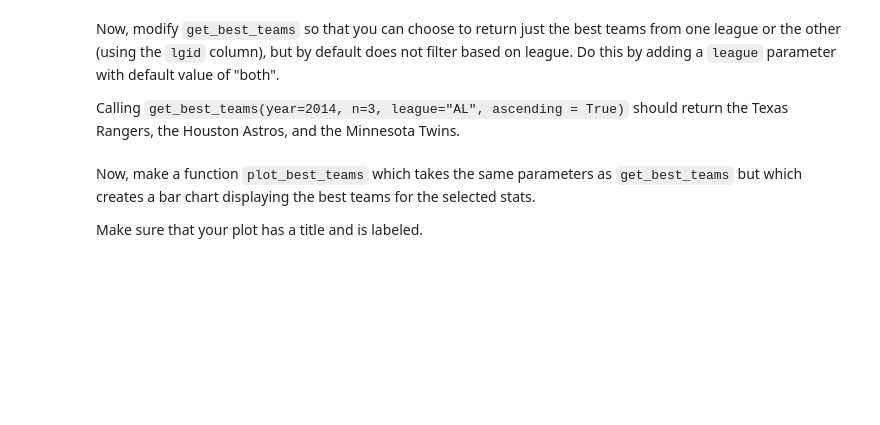
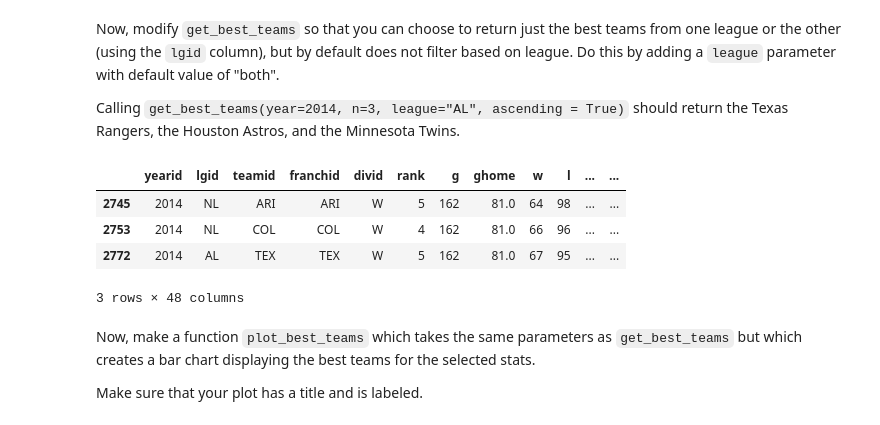
Before and after one commit to NSS-Data-Analytics-Cohort-11/loops-functions-practice-McNuttJ, a Jupyter notebook: notebooks/Loops_and_Functions_Practice.ipynb, the cells around one changed output. Drawn from its saved outputs; the diff is of its cells as text; code cells hidden in the pictures; blank space fills up the shorter version.

```diff
--- a/notebooks/Loops_and_Functions_Practice.ipynb
+++ b/notebooks/Loops_and_Functions_Practice.ipynb
@@ -279,3 +285,11 @@ Calling `get_best_teams(year=2014, n=3, league="AL", ascending = True)` should r
+# %%
+get_best_teams(year=2014, n=3, league='both', ascending=True)
+# %% [output]
+|  | yearid | lgid | teamid | franchid | divid | rank | g | ghome | w | l | ... | ... |
+| 2745 | 2014 | NL | ARI | ARI | W | 5 | 162 | 81.0 | 64 | 98 | ... | ... |
+| 2753 | 2014 | NL | COL | COL | W | 4 | 162 | 81.0 | 66 | 96 | ... | ... |
+| 2772 | 2014 | AL | TEX | TEX | W | 5 | 162 | 81.0 | 67 | 95 | ... | ... |
+3 rows × 48 columns
 # %% [markdown]
 Now, make a function `plot_best_teams` which takes the same parameters as `get_best_teams` but which creates a bar chart displaying the best teams for the selected stats.
 
```
Also changed, not shown: parts of 12 cells of this notebook, 1 other file.
